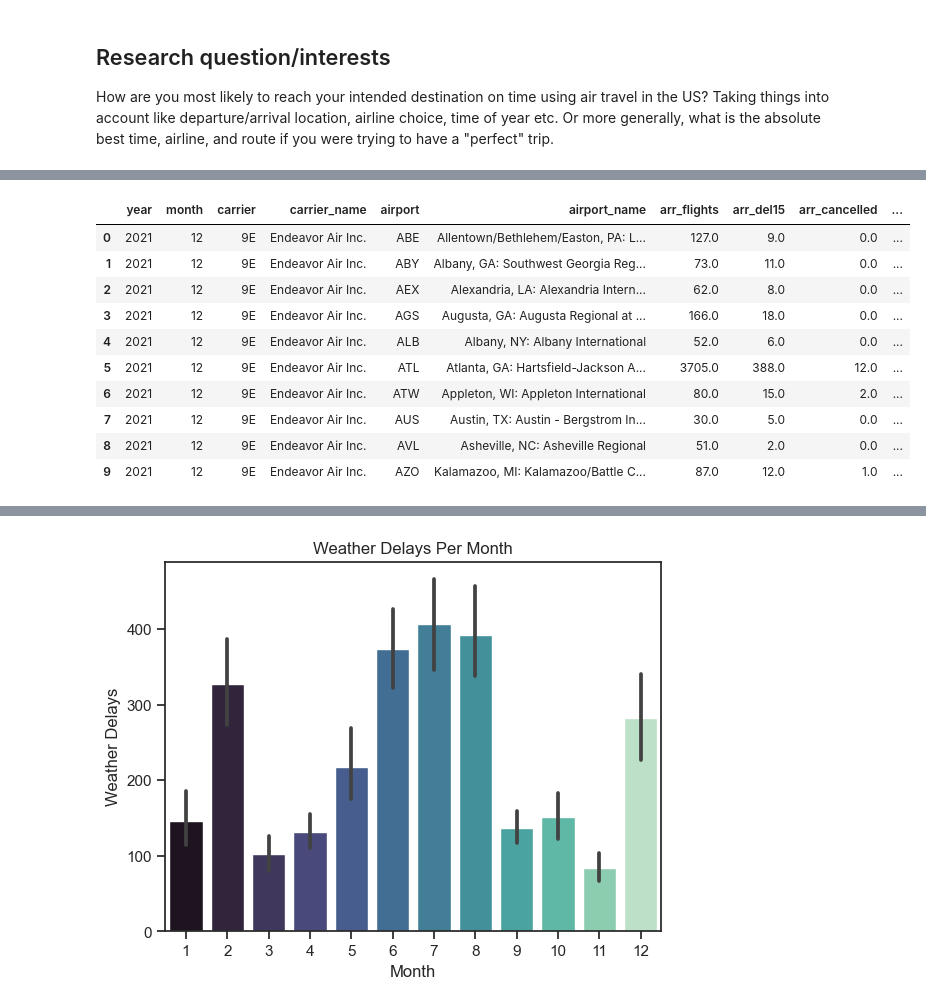
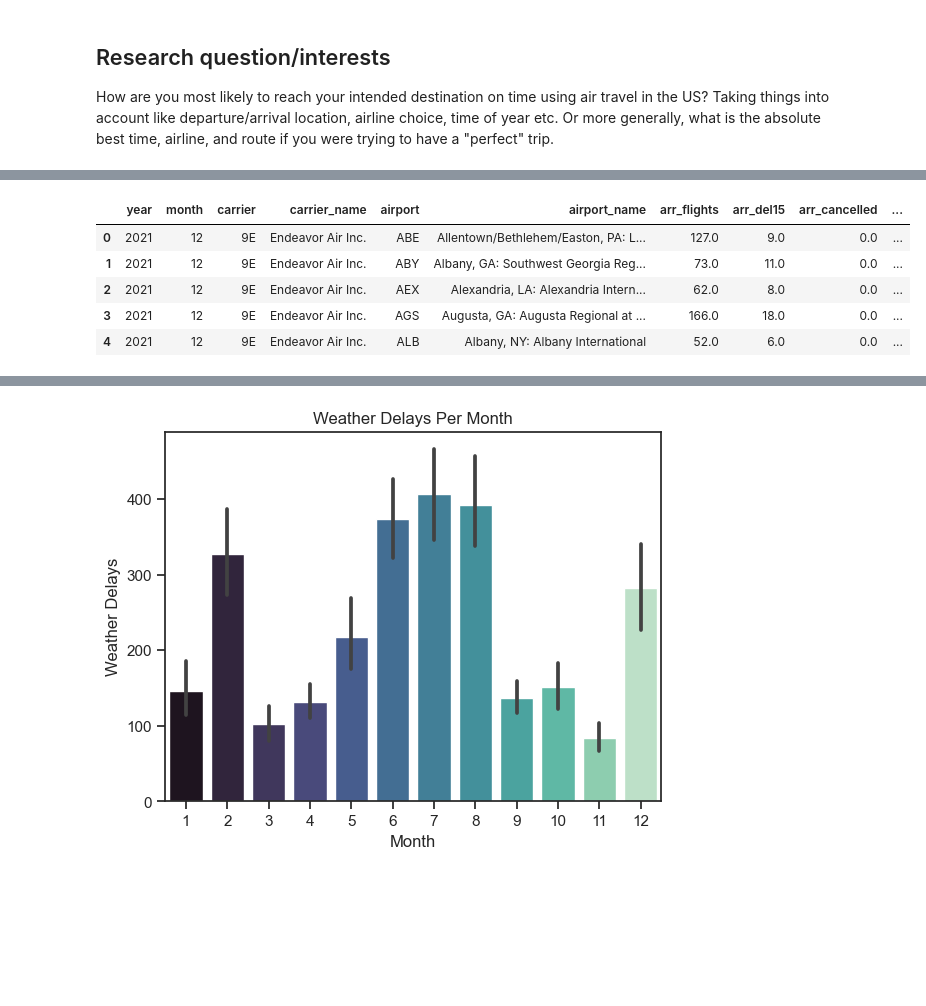
Before and after one commit to ubco-W2022T2-data301/project-group-group51, a Jupyter notebook: analysis/analysis1.ipynb, the cells around one changed output, grey strips where cells are left out. Cells and saved outputs as stored; diff of their text form; code cells hidden in the pictures; blank space fills up the shorter version.

```diff
--- a/analysis/analysis1.ipynb
+++ b/analysis/analysis1.ipynb
@@ -17,23 +15,18 @@ ModuleNotFoundError: No module named 'ProjectFunctions1'
 # %%
 airlinedata1=pd.read_csv('../data/raw/Airline_Data_Jan2021-Dec2021.csv')
 airlinedata2=pd.read_csv('../data/processed/airline_greviance_data_2021.csv')
 airlinedata3=pd.read_csv('../data/processed/airline_data_filtered.csv').drop(['Unnamed: 0','carrier_ct','weather_ct','nas_ct','security_ct','late_aircraft_ct'],axis=1)
 # airlinedata1 doesn't include data on baggage etc.
 us_map = gpd.read_file('../data/SHP files/States_shapefile.shp')
 us_map=us_map.rename(columns={'State_Code':'Statecode'})
-airlinedata3.head(10)
+airlinedata3.head(5)
 # %% [output]
 |  | year | month | carrier | carrier_name | airport | airport_name | arr_flights | arr_del15 | arr_cancelled | ... |
 | 0 | 2021 | 12 | 9E | Endeavor Air Inc. | ABE | Allentown/Bethlehem/Easton, PA: L... | 127.0 | 9.0 | 0.0 | ... |
 | 1 | 2021 | 12 | 9E | Endeavor Air Inc. | ABY | Albany, GA: Southwest Georgia Reg... | 73.0 | 11.0 | 0.0 | ... |
 | 2 | 2021 | 12 | 9E | Endeavor Air Inc. | AEX | Alexandria, LA: Alexandria Intern... | 62.0 | 8.0 | 0.0 | ... |
 | 3 | 2021 | 12 | 9E | Endeavor Air Inc. | AGS | Augusta, GA: Augusta Regional at ... | 166.0 | 18.0 | 0.0 | ... |
 | 4 | 2021 | 12 | 9E | Endeavor Air Inc. | ALB | Albany, NY: Albany International | 52.0 | 6.0 | 0.0 | ... |
-| 5 | 2021 | 12 | 9E | Endeavor Air Inc. | ATL | Atlanta, GA: Hartsfield-Jackson A... | 3705.0 | 388.0 | 12.0 | ... |
-| 6 | 2021 | 12 | 9E | Endeavor Air Inc. | ATW | Appleton, WI: Appleton International | 80.0 | 15.0 | 2.0 | ... |
-| 7 | 2021 | 12 | 9E | Endeavor Air Inc. | AUS | Austin, TX: Austin - Bergstrom In... | 30.0 | 5.0 | 0.0 | ... |
-| 8 | 2021 | 12 | 9E | Endeavor Air Inc. | AVL | Asheville, NC: Asheville Regional | 51.0 | 2.0 | 0.0 | ... |
-| 9 | 2021 | 12 | 9E | Endeavor Air Inc. | AZO | Kalamazoo, MI: Kalamazoo/Battle C... | 87.0 | 12.0 | 1.0 | ... |
 # %%
 df3 = airlinedata3.groupby('Statecode')['weather_delay','arr_delay'].sum().reset_index()
 airlinedata1=airlinedata1.drop(['carrier_ct','weather_ct','nas_ct','security_ct','late_aircraft_ct'],axis=1)
```
Also changed, not shown: parts of 8 cells of this notebook.
